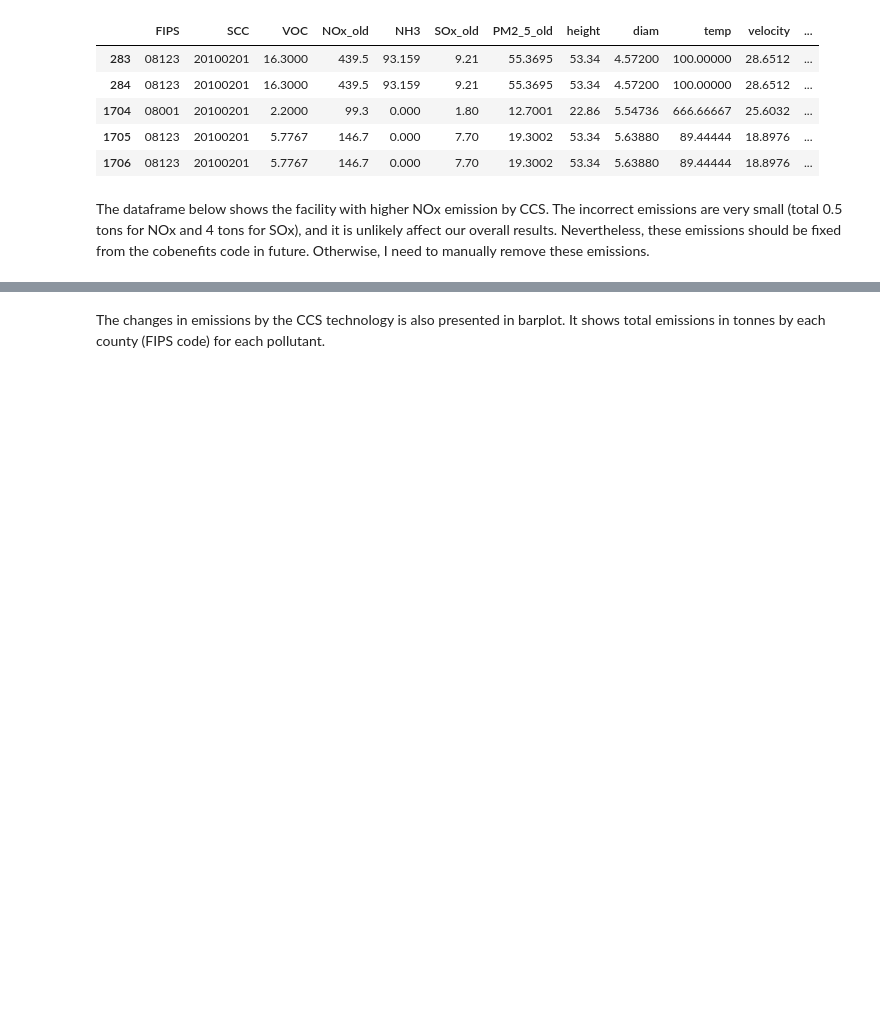
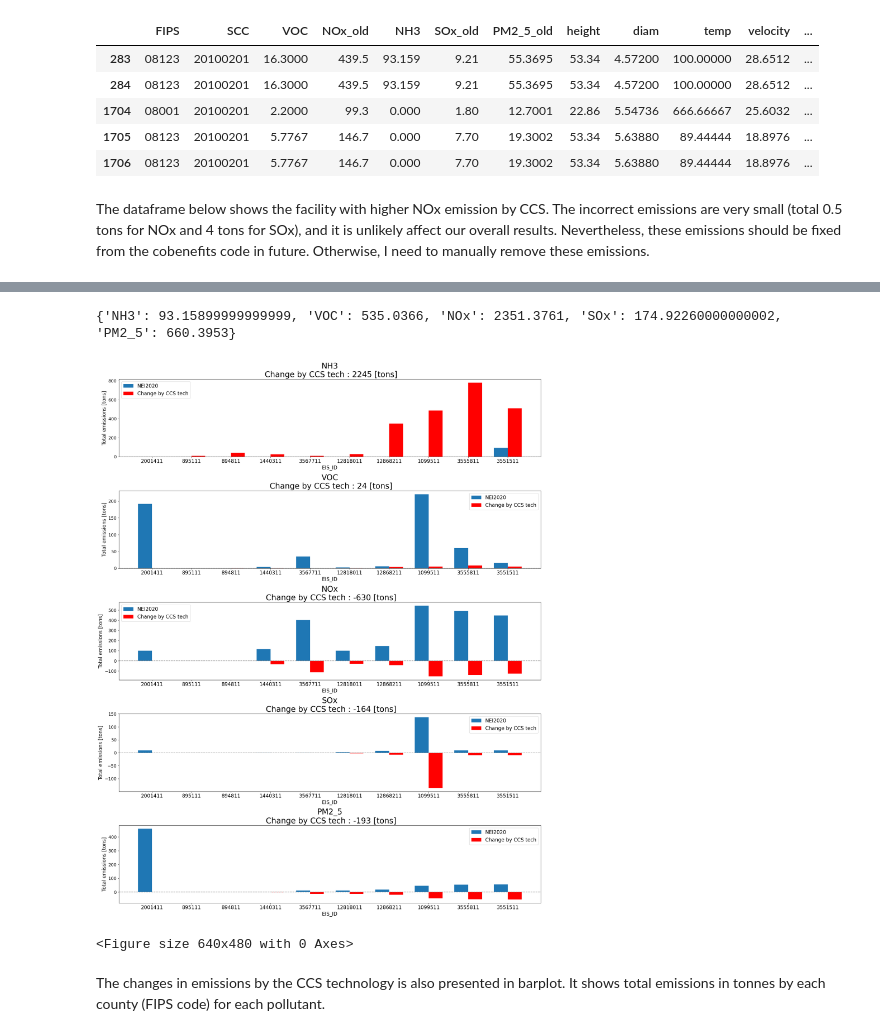
Before and after one commit to CarbonSolutions/LOCAETA_AQ, a Jupyter notebook: LOCAETA-reports/emission_analysis.ipynb, the cells around one changed output, grey strips where cells are left out. Cells and saved outputs as stored; diff of their text form; code cells hidden in the pictures; blank space fills up the shorter version.

```diff
--- a/LOCAETA-reports/emission_analysis.ipynb
+++ b/LOCAETA-reports/emission_analysis.ipynb
@@ -270,0 +350,13 @@ The amine-based CCS technology increases NH3 emissions significatly. Several poi
+# %%
+import pandas as pd
+from tabulate import tabulate
+
+# Create a table with EIS_ID, CCS emissions, and NEI2020 emissions
+table_data = grouped_df[['EIS_ID']].copy()
+for i, pollutant in enumerate(pollutants):
+    table_data[pollutant] = grouped_df[pollutant]
+    table_data[pollutants_old[i]] = grouped_df[pollutants_old[i]]
+
+table_data.to_csv(os.path.join(output_dir, f'Denver_facility_total_emissions.csv'))
+# Print the table in a pretty format
+print(tabulate(table_data, headers='keys', tablefmt='pretty'))
@@ -271,2 +378,48 @@ The amine-based CCS technology increases NH3 emissions significatly. Several poi
+# %%
+# Plotting
+pollutants = ['NH3', 'VOC', 'NOx',  'SOx', 'PM2_5'] #
+pollutants_old = [f'{pollutant}_old' for pollutant in pollutants]
+
+for i, pollutant in enumerate(pollutants):
+    table_data[f'{pollutant}_change'] = table_data[pollutant] - table_data[pollutants_old[i]]
+
+table_data = table_data.sort_values(by='PM2_5_change', ascending=False).reset_index(drop=True)
+
+# Calculate total sums for each pollutant
+totals = {pollutant: table_data[f'{pollutant}_old'].sum() for pollutant in pollutants}
+totals_change ={pollutant: table_data[f'{pollutant}_change'].sum() for pollutant in pollutants}
+
+print(totals)
+
+fig, axes = plt.subplots(nrows=len(pollutants), ncols=1, figsize=(20, 25)) #, sharey=True)
+bar_width = 0.35  # Width of the bars
+for i, pollutant in enumerate(pollutants):
+    ax = axes[i]
+    indices = np.arange(len(table_data))
+    # Plot NEI emissions
+    bar1 = ax.bar(indices, table_data[f'{pollutant}_old'], bar_width, label=f'{pollutant}')
+
+    # Plot NEI2020
+    bar2 = ax.bar(indices + bar_width, table_data[f'{pollutant}_change'], bar_width, label=f'{pollutants} change', color ='red')
+
+    total_nei = totals[f'{pollutant}']
+    total_change_by_ccs = totals_change[f'{pollutant}']
+    ax.axhline (y=0, color = 'grey', linestyle='--')
+    ax.set_title(f'{pollutant}\n Change by CCS tech : {(total_change_by_ccs):.0f} [tons]', fontsize=25) # {pollutant}\nTotal: {total_nei:.0f} |
+    ax.set_xlabel('EIS_ID', fontsize=16 )
+    ax.tick_params(axis='y', labelsize=14)
+    ax.set_ylabel('Total emissions [tons]', fontsize=16 )
+    ax.set_xticks(indices + bar_width / 2)
+    ax.set_xticklabels(table_data['EIS_ID'], rotation=0, fontsize=16 )
+    ax.legend(handles=[bar1, bar2], labels=["NEI2020", "Change by CCS tech"],fontsize=16)
+
+plt.tight_layout()
+plt.show()
+
+plt.savefig(os.path.join(output_dir, f'NEI_emissions_CCS_Change.png'), dpi=300, bbox_inches='tight')
+# %% [output]
+{'NH3': 93.15899999999999, 'VOC': 535.0366, 'NOx': 2351.3761, 'SOx': 174.92260000000002, 'PM2_5': 660.3953}
+[figure, added]
+<Figure size 640x480 with 0 Axes>
 # %% [markdown]
 The changes in emissions by the CCS technology is also presented in barplot. It shows total emissions in tonnes by each county (FIPS code) for each pollutant.
```
Also changed, not shown: parts of 11 cells of this notebook, 10 other files.
